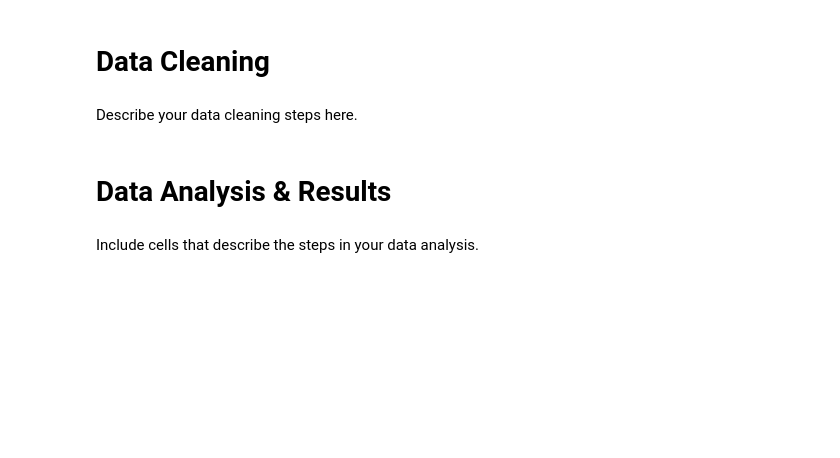
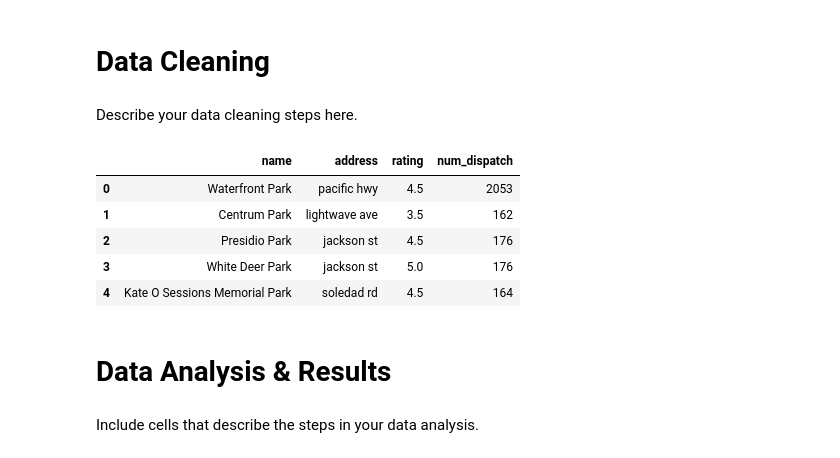
Before and after one commit to michaelbaluja/individual_fa20, a Jupyter notebook: final_project/FinalProject_GH.ipynb, the cells around one changed output. Saved outputs shown, nothing was run; the diff lists cells and outputs as text; code cells hidden in the pictures; blank space fills up the shorter version.

```diff
--- a/final_project/FinalProject_GH.ipynb
+++ b/final_project/FinalProject_GH.ipynb
@@ -76,3 +88,13 @@ police_calls_df = police_calls_df.drop(['incident_num', 'date_time', 'day_of_wee
+# %%
+final_df = pd.merge(parks_df, police_calls_df, on = 'address')
+final_df.head()
+# %% [output]
+|  | name | address | rating | num_dispatch |
+| 0 | Waterfront Park | pacific hwy | 4.5 | 2053 |
+| 1 | Centrum Park | lightwave ave | 3.5 | 162 |
+| 2 | Presidio Park | jackson st | 4.5 | 176 |
+| 3 | White Deer Park | jackson st | 5.0 | 176 |
+| 4 | Kate O Sessions Memorial Park | soledad rd | 4.5 | 164 |
 # %% [markdown]
 # Data Analysis & Results
 # %% [markdown]
```
Also changed, not shown: parts of 6 cells of this notebook.
